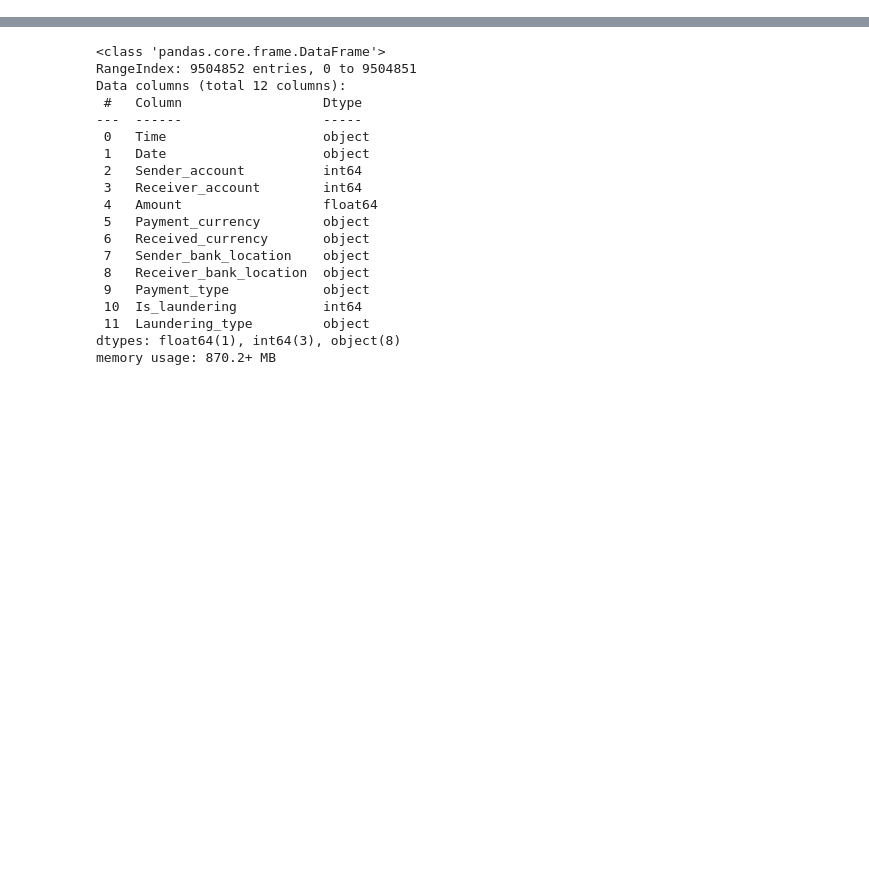
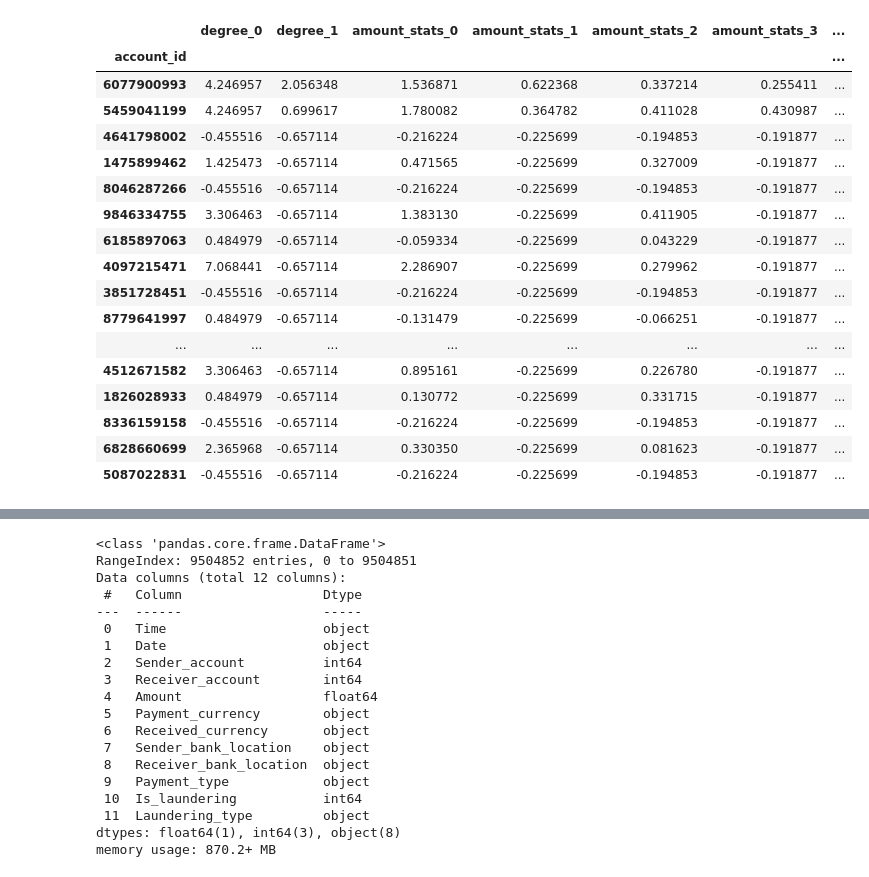
Before and after one commit to carl-fristam/MSc-Heterogeneous-GNNs-in-Fraud, a Jupyter notebook: notebooks/data-inspect.ipynb, the cells around one changed output, grey strips where cells are left out. Cells and saved outputs as stored; diff of their text form; code cells hidden in the pictures; blank space fills up the shorter version.

```diff
--- a/notebooks/data-inspect.ipynb
+++ b/notebooks/data-inspect.ipynb
@@ -2,0 +122,2 @@ import pandas as pd
+# %%
+data, account_to_id = build_graph(load_config("graph_pipeline"))
@@ -2,0 +142,21 @@ import pandas as pd
+# %%
+inspect_features(data, account_to_id, "account").head(20)
+# %% [output]
+|  | degree_0 | degree_1 | amount_stats_0 | amount_stats_1 | amount_stats_2 | amount_stats_3 | ... |
+| account_id |  |  |  |  |  |  | ... |
+| 6077900993 | 4.246957 | 2.056348 | 1.536871 | 0.622368 | 0.337214 | 0.255411 | ... |
+| 5459041199 | 4.246957 | 0.699617 | 1.780082 | 0.364782 | 0.411028 | 0.430987 | ... |
+| 4641798002 | -0.455516 | -0.657114 | -0.216224 | -0.225699 | -0.194853 | -0.191877 | ... |
+| 1475899462 | 1.425473 | -0.657114 | 0.471565 | -0.225699 | 0.327009 | -0.191877 | ... |
+| 8046287266 | -0.455516 | -0.657114 | -0.216224 | -0.225699 | -0.194853 | -0.191877 | ... |
+| 9846334755 | 3.306463 | -0.657114 | 1.383130 | -0.225699 | 0.411905 | -0.191877 | ... |
+| 6185897063 | 0.484979 | -0.657114 | -0.059334 | -0.225699 | 0.043229 | -0.191877 | ... |
+| 4097215471 | 7.068441 | -0.657114 | 2.286907 | -0.225699 | 0.279962 | -0.191877 | ... |
+| 3851728451 | -0.455516 | -0.657114 | -0.216224 | -0.225699 | -0.194853 | -0.191877 | ... |
+| 8779641997 | 0.484979 | -0.657114 | -0.131479 | -0.225699 | -0.066251 | -0.191877 | ... |
+| ... | ... | ... | ... | ... | ... | ... | ... |
+| 4512671582 | 3.306463 | -0.657114 | 0.895161 | -0.225699 | 0.226780 | -0.191877 | ... |
+| 1826028933 | 0.484979 | -0.657114 | 0.130772 | -0.225699 | 0.331715 | -0.191877 | ... |
+| 8336159158 | -0.455516 | -0.657114 | -0.216224 | -0.225699 | -0.194853 | -0.191877 | ... |
+| 6828660699 | 2.365968 | -0.657114 | 0.330350 | -0.225699 | 0.081623 | -0.191877 | ... |
+| 5087022831 | -0.455516 | -0.657114 | -0.216224 | -0.225699 | -0.194853 | -0.191877 | ... |
```
Also changed, not shown: parts of 12 cells of this notebook, 19 other files.
